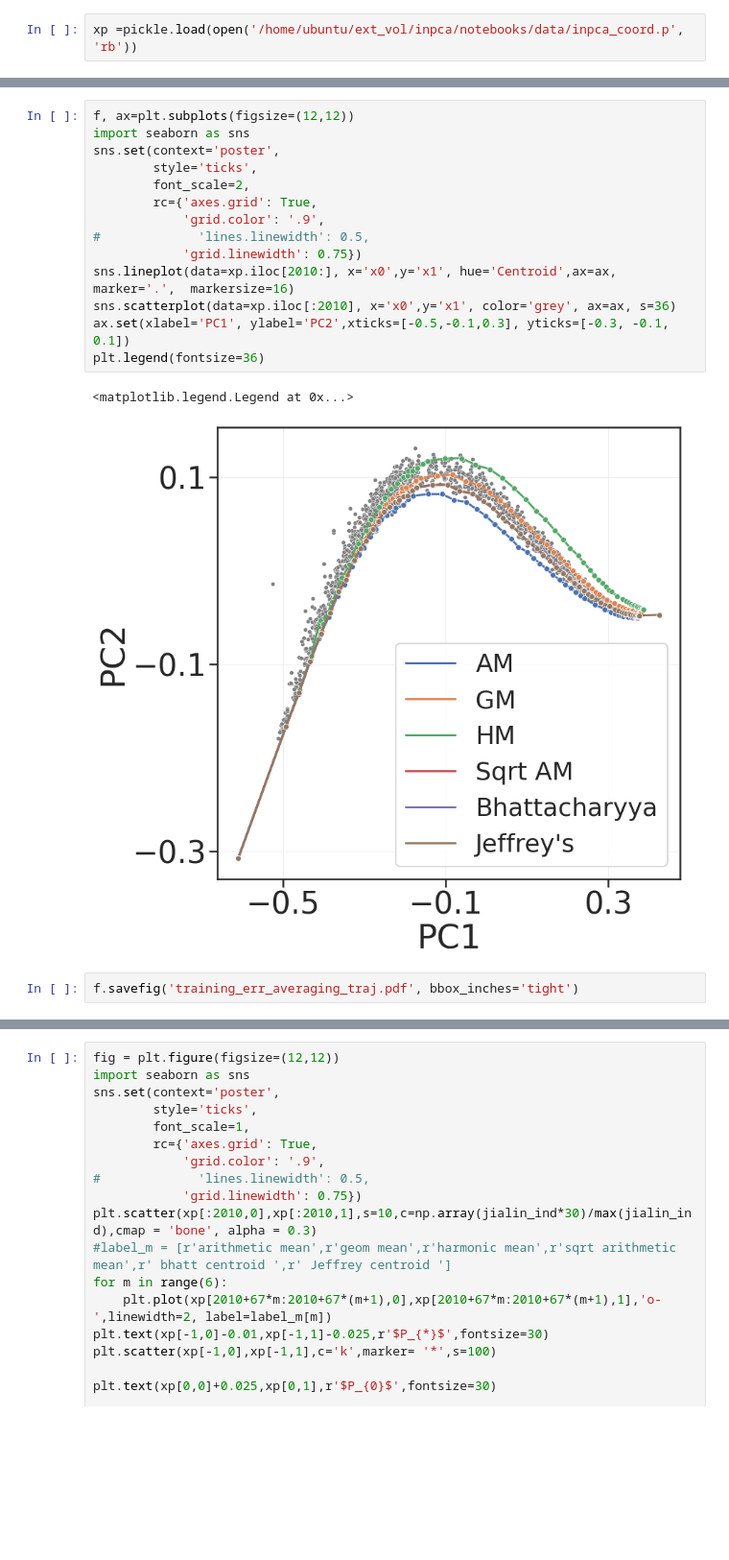
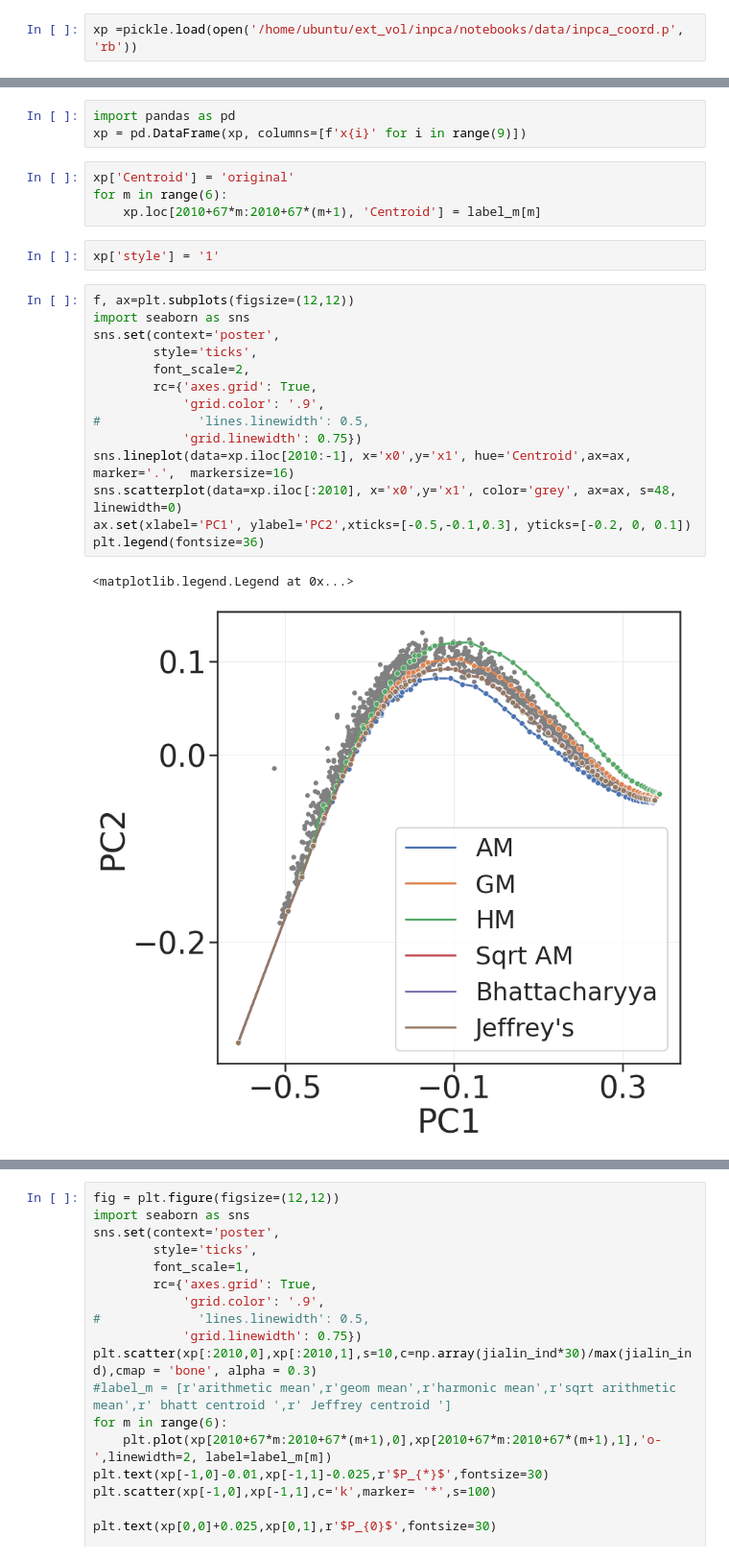
Before and after one commit to grasp-lyrl/low-dimensional-deepnets, a Jupyter notebook: notebooks/mean_traj_plots.ipynb, the cells around one changed output, grey strips where cells are left out. Shown at 96% size. Cells and saved outputs as stored; diff of their text form; blank space fills up the shorter version.

Commit message:
plots

```diff
--- a/notebooks/mean_traj_plots.ipynb
+++ b/notebooks/mean_traj_plots.ipynb
@@ -55,19 +46,26 @@ xp['style'] = '1'
-# %%
-f, ax=plt.subplots(figsize=(12,12))
-import seaborn as sns
-sns.set(context='poster',
-        style='ticks',
-        font_scale=2,
-        rc={'axes.grid': True,
-            'grid.color': '.9',
-#             'lines.linewidth': 0.5,
-            'grid.linewidth': 0.75})
-sns.lineplot(data=xp.iloc[2010:], x='x0',y='x1', hue='Centroid',ax=ax, marker='.',  markersize=16)
-sns.scatterplot(data=xp.iloc[:2010], x='x0',y='x1', color='grey', ax=ax, s=36)
-ax.set(xlabel='PC1', ylabel='PC2',xticks=[-0.5,-0.1,0.3], yticks=[-0.3, -0.1, 0.1])
-plt.legend(fontsize=36)
-# %% [output]
-<matplotlib.legend.Legend at 0x...>
-[figure, removed]
-# %%
-f.savefig('training_err_averaging_traj.pdf', bbox_inches='tight')
+# %%
+import pandas as pd
+xp = pd.DataFrame(xp, columns=[f'x{i}' for i in range(9)])
+# %%
+xp['Centroid'] = 'original'
+for m in range(6):
+    xp.loc[2010+67*m:2010+67*(m+1), 'Centroid'] = label_m[m]
+# %%
+xp['style'] = '1'
+# %%
+f, ax=plt.subplots(figsize=(12,12))
+import seaborn as sns
+sns.set(context='poster',
+        style='ticks',
+        font_scale=2,
+        rc={'axes.grid': True,
+            'grid.color': '.9',
+#             'lines.linewidth': 0.5,
+            'grid.linewidth': 0.75})
+sns.lineplot(data=xp.iloc[2010:-1], x='x0',y='x1', hue='Centroid',ax=ax, marker='.',  markersize=16)
+sns.scatterplot(data=xp.iloc[:2010], x='x0',y='x1', color='grey', ax=ax, s=48, linewidth=0)
+ax.set(xlabel='PC1', ylabel='PC2',xticks=[-0.5,-0.1,0.3], yticks=[-0.2, 0, 0.1])
+plt.legend(fontsize=36)
+# %% [output]
+<matplotlib.legend.Legend at 0x...>
+[figure, added]
```
Also changed, not shown: parts of 10 cells of this notebook, 20 other files.
